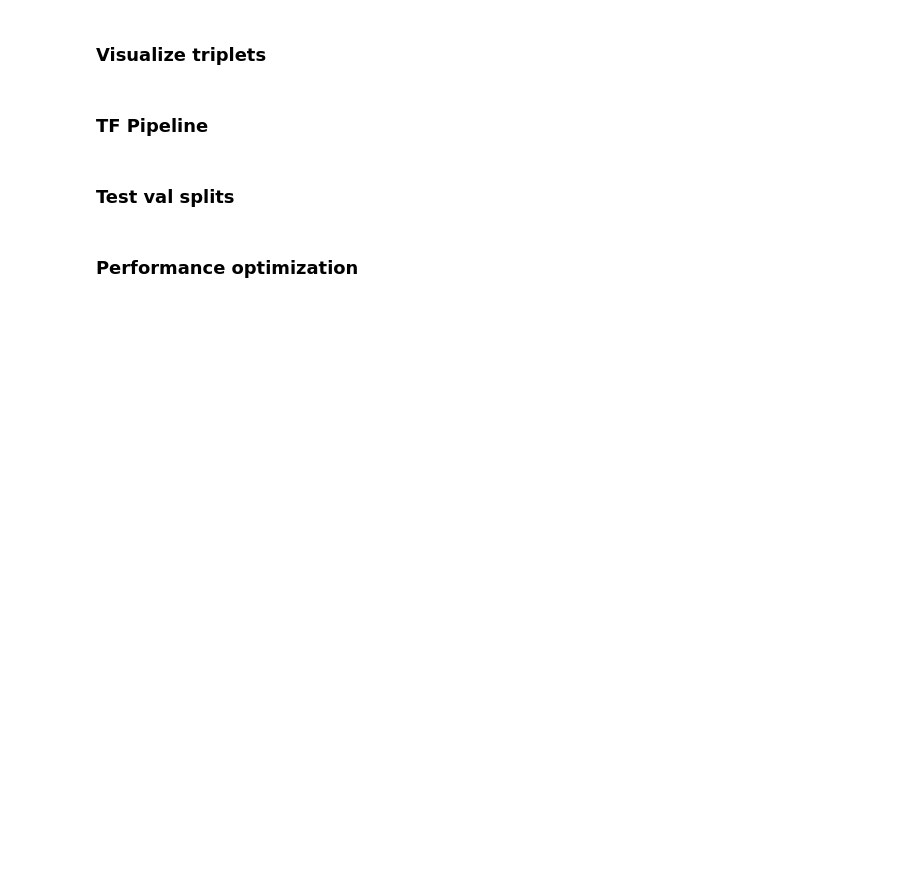
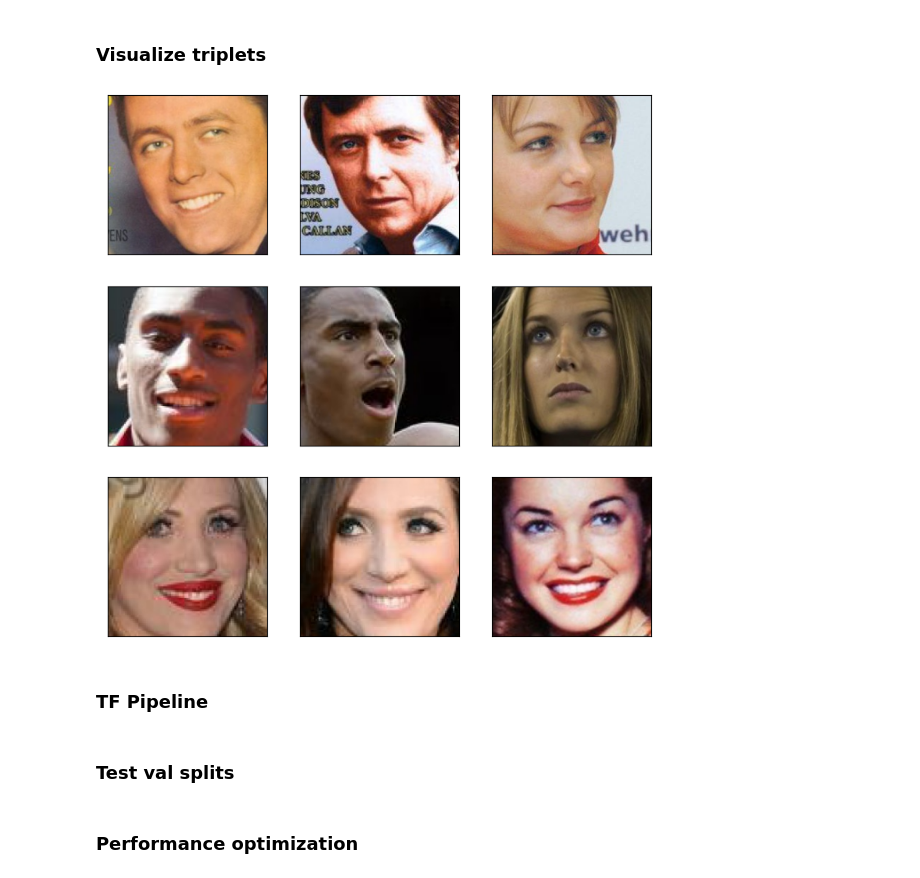
Before and after one commit to hrifanov/ml_project, a Jupyter notebook: Sprint_5/Triplets model/triplet_siamese_model.ipynb, the cells around one changed output. Saved outputs shown, nothing was run; the diff lists cells and outputs as text; code cells hidden in the pictures; blank space fills up the shorter version.

```diff
--- a/Sprint_5/Triplets model/triplet_siamese_model.ipynb
+++ b/Sprint_5/Triplets model/triplet_siamese_model.ipynb
@@ -122,3 +118,7 @@ def visualize_triplets(triplets):
+# %%
+visualize_triplets(triplets)
+# %% [output]
+[figure, added]
 # %% [markdown]
 ### TF Pipeline
 # %%
```
Also changed, not shown: parts of 46 cells of this notebook, 3 other files.
